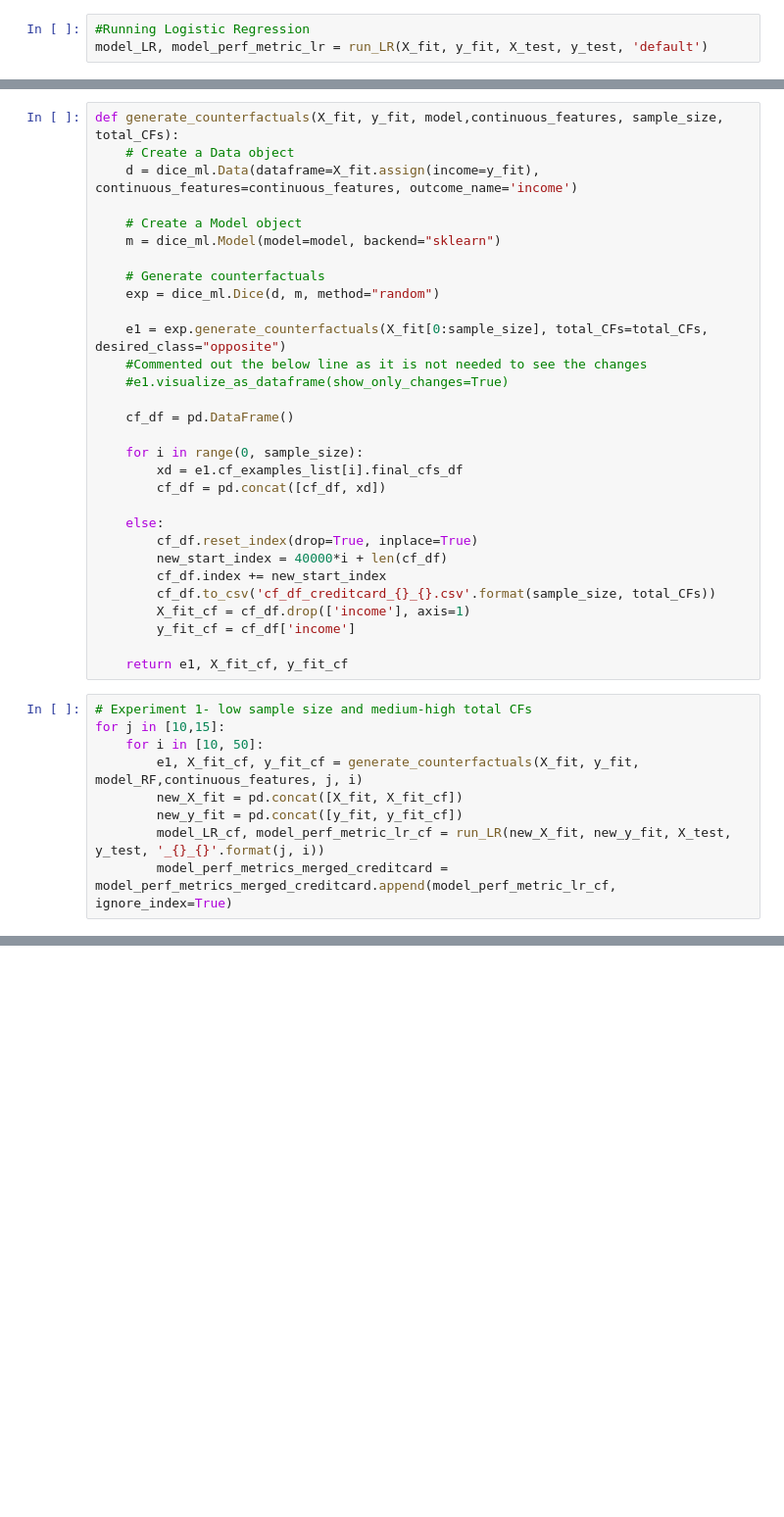
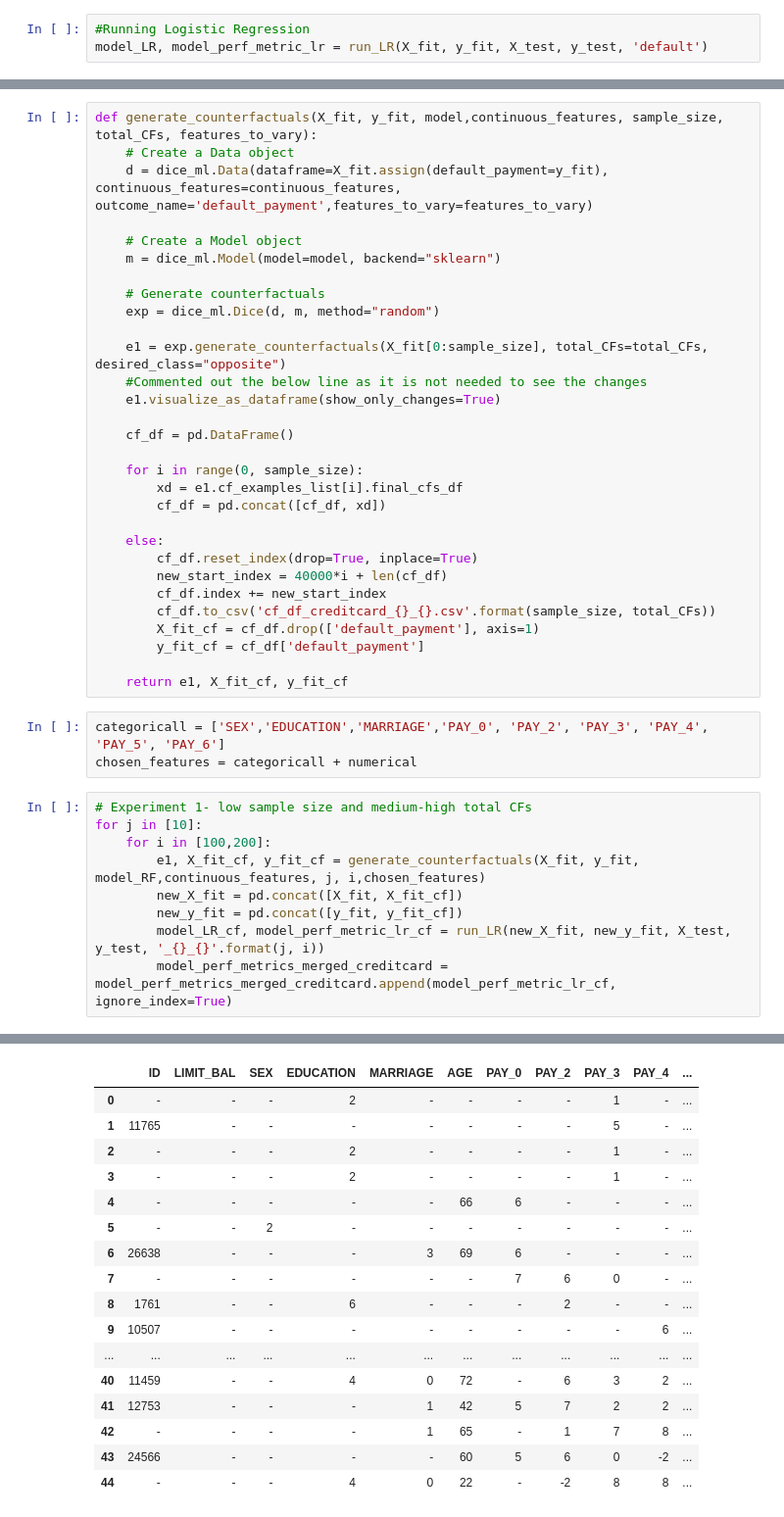
Before and after one commit to dideuzun/Thesis_Project, a Jupyter notebook: Credit Card Clients/CreditCard_Clients_data_clening.ipynb, the cells around one changed output, grey strips where cells are left out. Shown at 98% size. Saved outputs shown, nothing was run; the diff lists cells and outputs as text; blank space fills up the shorter version.

```diff
--- a/Credit Card Clients/CreditCard_Clients_data_clening.ipynb
+++ b/Credit Card Clients/CreditCard_Clients_data_clening.ipynb
@@ -292,7 +294,7 @@ model_perf_metrics_merged_creditcard
 # %%
-def generate_counterfactuals(X_fit, y_fit, model,continuous_features, sample_size, total_CFs):
+def generate_counterfactuals(X_fit, y_fit, model,continuous_features, sample_size, total_CFs, features_to_vary):
     # Create a Data object
-    d = dice_ml.Data(dataframe=X_fit.assign(income=y_fit), continuous_features=continuous_features, outcome_name='income')
+    d = dice_ml.Data(dataframe=X_fit.assign(default_payment=y_fit), continuous_features=continuous_features, outcome_name='default_payment',features_to_vary=features_to_vary)
 
     # Create a Model object
     m = dice_ml.Model(model=model, backend="sklearn")
@@ -302,7 +304,7 @@ def generate_counterfactuals(X_fit, y_fit, model,continuous_features, sample_siz
 
     e1 = exp.generate_counterfactuals(X_fit[0:sample_size], total_CFs=total_CFs, desired_class="opposite")
     #Commented out the below line as it is not needed to see the changes
-    #e1.visualize_as_dataframe(show_only_changes=True)
+    e1.visualize_as_dataframe(show_only_changes=True)
 
     cf_df = pd.DataFrame()
 
@@ -315,15 +317,18 @@ def generate_counterfactuals(X_fit, y_fit, model,continuous_features, sample_siz
         new_start_index = 40000*i + len(cf_df)
         cf_df.index += new_start_index
         cf_df.to_csv('cf_df_creditcard_{}_{}.csv'.format(sample_size, total_CFs))
-        X_fit_cf = cf_df.drop(['income'], axis=1)
-        y_fit_cf = cf_df['income']
+        X_fit_cf = cf_df.drop(['default_payment'], axis=1)
+        y_fit_cf = cf_df['default_payment']
 
     return e1, X_fit_cf, y_fit_cf
+# %%
+categoricall = ['SEX','EDUCATION','MARRIAGE','PAY_0', 'PAY_2', 'PAY_3', 'PAY_4', 'PAY_5', 'PAY_6']
+chosen_features = categoricall + numerical
 # %%
 # Experiment 1- low sample size and medium-high total CFs
-for j in [10,15]:
-    for i in [10, 50]:
-        e1, X_fit_cf, y_fit_cf = generate_counterfactuals(X_fit, y_fit, model_RF,continuous_features, j, i)
+for j in [10]:
+    for i in [100,200]:
+        e1, X_fit_cf, y_fit_cf = generate_counterfactuals(X_fit, y_fit, model_RF,continuous_features, j, i,chosen_features)
         new_X_fit = pd.concat([X_fit, X_fit_cf])
         new_y_fit = pd.concat([y_fit, y_fit_cf])
         model_LR_cf, model_perf_metric_lr_cf = run_LR(new_X_fit, new_y_fit, X_test, y_test, '_{}_{}'.format(j, i))
@@ -332,0 +342,17 @@ KeyboardInterrupt:
+|  | ID | LIMIT_BAL | SEX | EDUCATION | MARRIAGE | AGE | PAY_0 | PAY_2 | PAY_3 | PAY_4 | ... |
+| 0 | - | - | - | 2 | - | - | - | - | 1 | - | ... |
+| 1 | 11765 | - | - | - | - | - | - | - | 5 | - | ... |
+| 2 | - | - | - | 2 | - | - | - | - | 1 | - | ... |
+| 3 | - | - | - | 2 | - | - | - | - | 1 | - | ... |
+| 4 | - | - | - | - | - | 66 | 6 | - | - | - | ... |
+| 5 | - | - | 2 | - | - | - | - | - | - | - | ... |
+| 6 | 26638 | - | - | - | 3 | 69 | 6 | - | - | - | ... |
+| 7 | - | - | - | - | - | - | 7 | 6 | 0 | - | ... |
+| 8 | 1761 | - | - | 6 | - | - | - | 2 | - | - | ... |
+| 9 | 10507 | - | - | - | - | - | - | - | - | 6 | ... |
+| ... | ... | ... | ... | ... | ... | ... | ... | ... | ... | ... | ... |
+| 40 | 11459 | - | - | 4 | 0 | 72 | - | 6 | 3 | 2 | ... |
+| 41 | 12753 | - | - | - | 1 | 42 | 5 | 7 | 2 | 2 | ... |
+| 42 | - | - | - | - | 1 | 65 | - | 1 | 7 | 8 | ... |
+| 43 | 24566 | - | - | - | - | 60 | 5 | 6 | 0 | -2 | ... |
+| 44 | - | - | - | 4 | 0 | 22 | - | -2 | 8 | 8 | ... |
```
Also changed, not shown: parts of 14 cells of this notebook, 21 other files.
